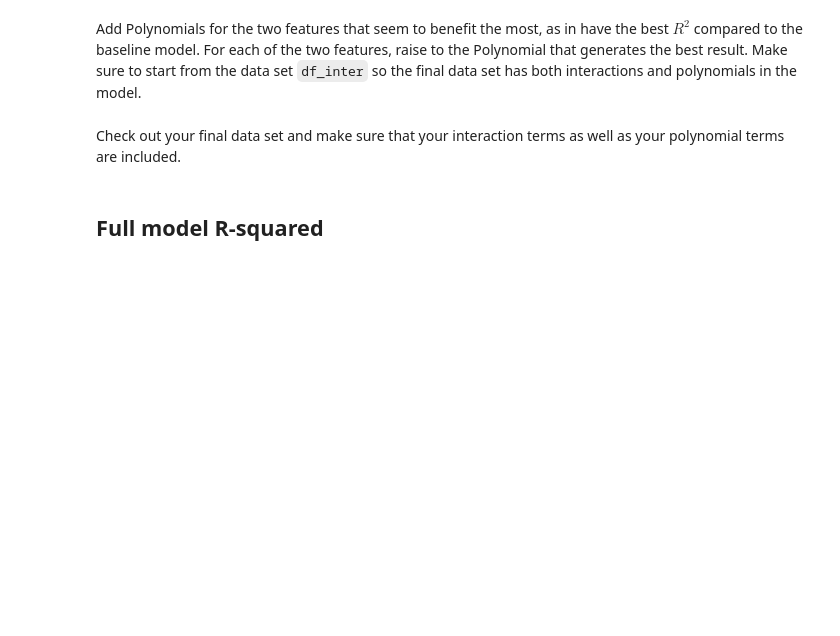
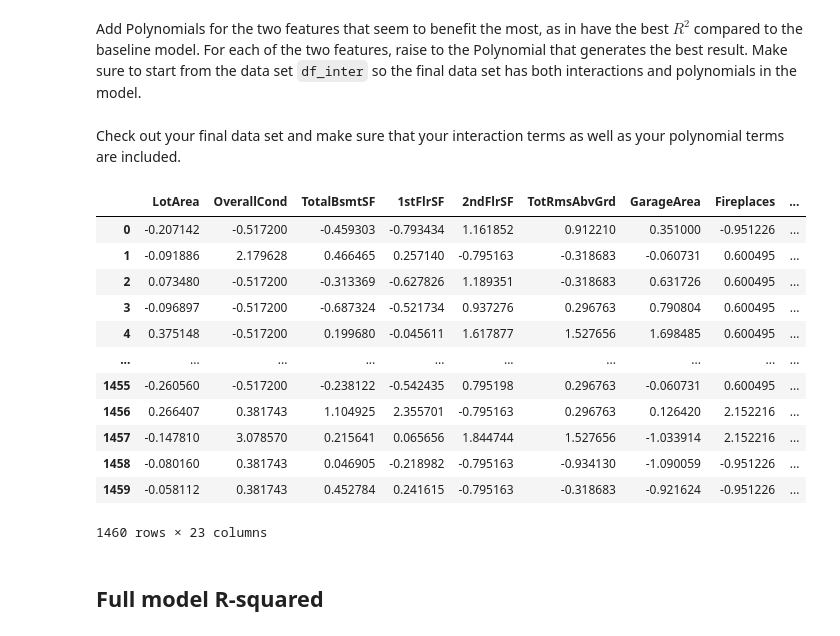
Before and after one commit to lilisbeit/dsc-extensions-to-linear-models-lab, a Jupyter notebook: index.ipynb, the cells around one changed output. Drawn from its saved outputs; the diff is of its cells as text; code cells hidden in the pictures; blank space fills up the shorter version.

```diff
--- a/index.ipynb
+++ b/index.ipynb
@@ -69,0 +119,15 @@ Try polynomials of degrees 2, 3, and 4 for each variable, in a similar way you d
+# %%
+# Your code here
+
+polynomials = []
+for col in X.columns:
+    for degree in [2, 3, 4]:
+        data = X_scaled.copy()
+        poly = PolynomialFeatures(degree, include_bias=False)
+        X_transformed = poly.fit_transform(X[[col]])
+        data = pd.concat([data.drop(col, axis=1), pd.DataFrame(X_transformed)], axis=1)
+        score = np.mean(cross_val_score(regression, data, y, scoring='r2', cv=crossvalidation))
+        if score > baseline:
+            polynomials.append((col, degree, round(score, 3)))
+
+print('Top 10 Polynomials: %s' %sorted(polynomials, key=lambda poly: poly[1], reverse=True)[:10])
@@ -81,6 +164,21 @@ Add Polynomials for the two features that seem to benefit the most, as in have t
 Check out your final data set and make sure that your interaction terms as well as your polynomial terms are included.
 # %%
 # Your code here
+df_inter
+# %% [output]
+|  | LotArea | OverallCond | TotalBsmtSF | 1stFlrSF | 2ndFlrSF | TotRmsAbvGrd | GarageArea | Fireplaces | ... |
+| 0 | -0.207142 | -0.517200 | -0.459303 | -0.793434 | 1.161852 | 0.912210 | 0.351000 | -0.951226 | ... |
+| 1 | -0.091886 | 2.179628 | 0.466465 | 0.257140 | -0.795163 | -0.318683 | -0.060731 | 0.600495 | ... |
+| 2 | 0.073480 | -0.517200 | -0.313369 | -0.627826 | 1.189351 | -0.318683 | 0.631726 | 0.600495 | ... |
+| 3 | -0.096897 | -0.517200 | -0.687324 | -0.521734 | 0.937276 | 0.296763 | 0.790804 | 0.600495 | ... |
+| 4 | 0.375148 | -0.517200 | 0.199680 | -0.045611 | 1.617877 | 1.527656 | 1.698485 | 0.600495 | ... |
+| ... | ... | ... | ... | ... | ... | ... | ... | ... | ... |
+| 1455 | -0.260560 | -0.517200 | -0.238122 | -0.542435 | 0.795198 | 0.296763 | -0.060731 | 0.600495 | ... |
+| 1456 | 0.266407 | 0.381743 | 1.104925 | 2.355701 | -0.795163 | 0.296763 | 0.126420 | 2.152216 | ... |
+| 1457 | -0.147810 | 3.078570 | 0.215641 | 0.065656 | 1.844744 | 1.527656 | -1.033914 | 2.152216 | ... |
+| 1458 | -0.080160 | 0.381743 | 0.046905 | -0.218982 | -0.795163 | -0.934130 | -1.090059 | -0.951226 | ... |
+| 1459 | -0.058112 | 0.381743 | 0.452784 | 0.241615 | -0.795163 | -0.318683 | -0.921624 | -0.951226 | ... |
+1460 rows × 23 columns
 # %% [markdown]
 ## Full model R-squared
 # %% [markdown]
```
Also changed, not shown: parts of 21 cells of this notebook.
